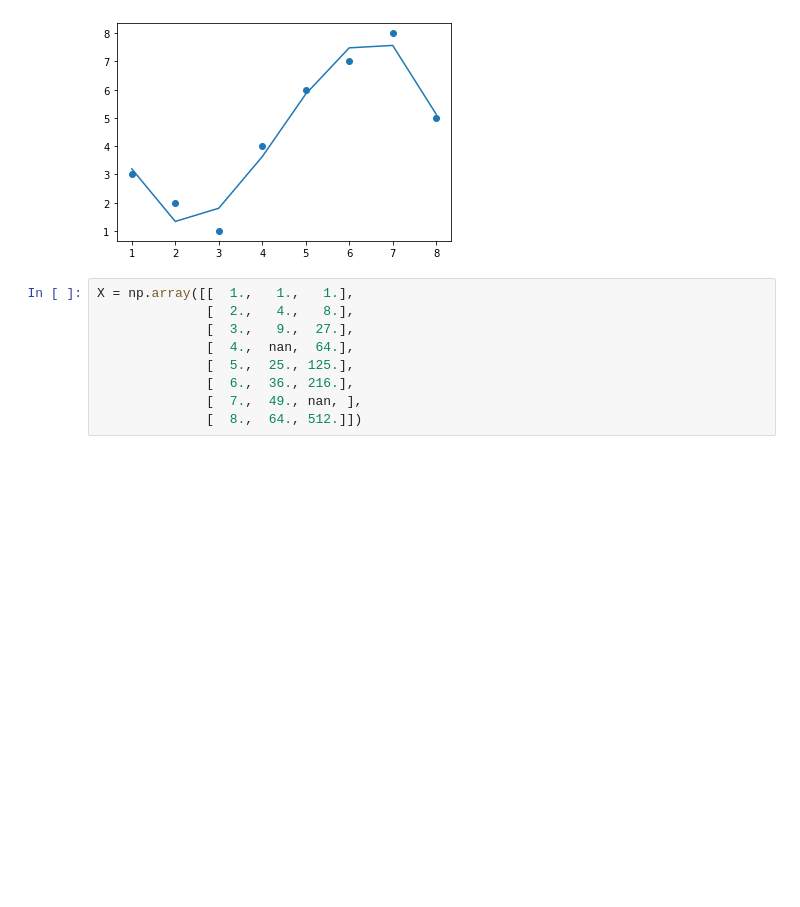
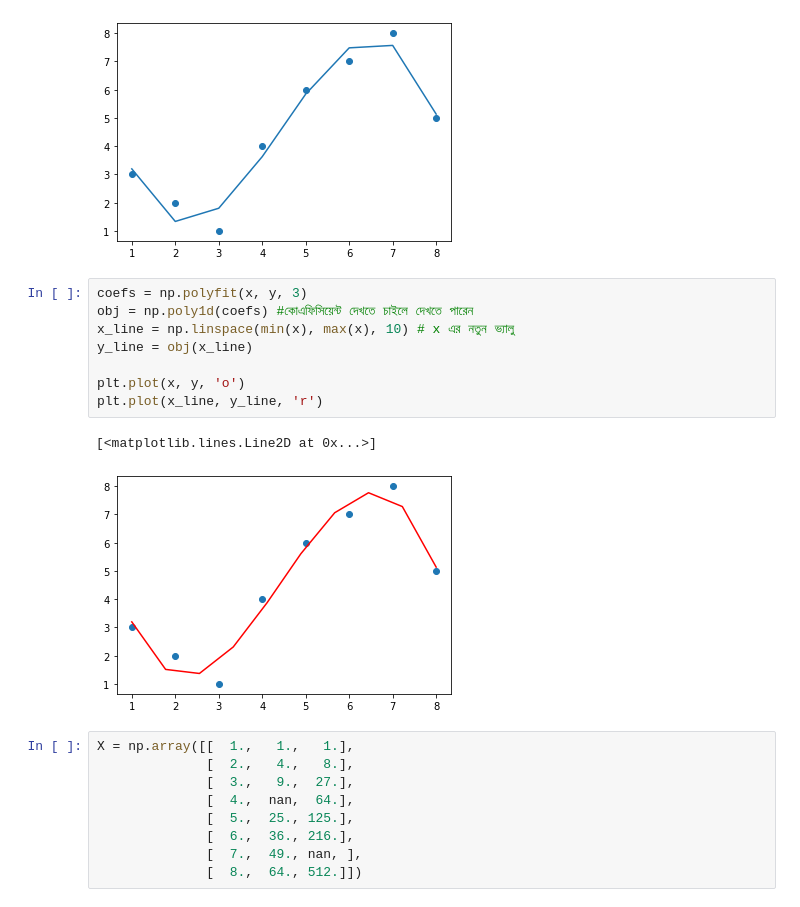
Before and after one commit to raqueeb/Intermediate-scikit-learn, a Jupyter notebook: feature_pipeline.ipynb, the cells around one changed output. Saved outputs shown, nothing was run; the diff lists cells and outputs as text; blank space fills up the shorter version.

```diff
--- a/feature_pipeline.ipynb
+++ b/feature_pipeline.ipynb
@@ -52,6 +52,17 @@ plt.scatter(x, y)
 plt.plot(x, yfit);
 # %% [output]
 [figure]
+# %%
+coefs = np.polyfit(x, y, 3)
+obj = np.poly1d(coefs) #কোএফিসিয়েন্ট দেখতে চাইলে দেখতে পারেন
+x_line = np.linspace(min(x), max(x), 10) # x এর নতুন ভ্যালু
+y_line = obj(x_line)
+
+plt.plot(x, y, 'o')
+plt.plot(x_line, y_line, 'r')
+# %% [output]
+[<matplotlib.lines.Line2D at 0x...>]
+[figure, added]
 # %%
 X = np.array([[  1.,   1.,   1.],
               [  2.,   4.,   8.],
```
